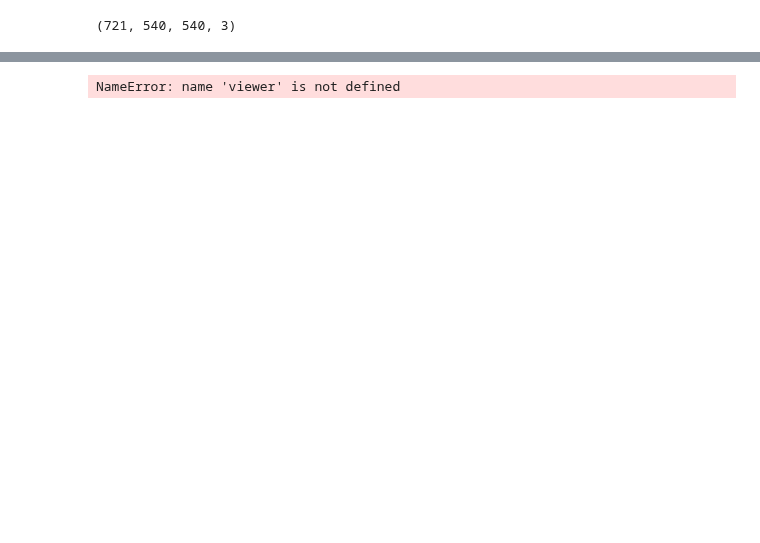
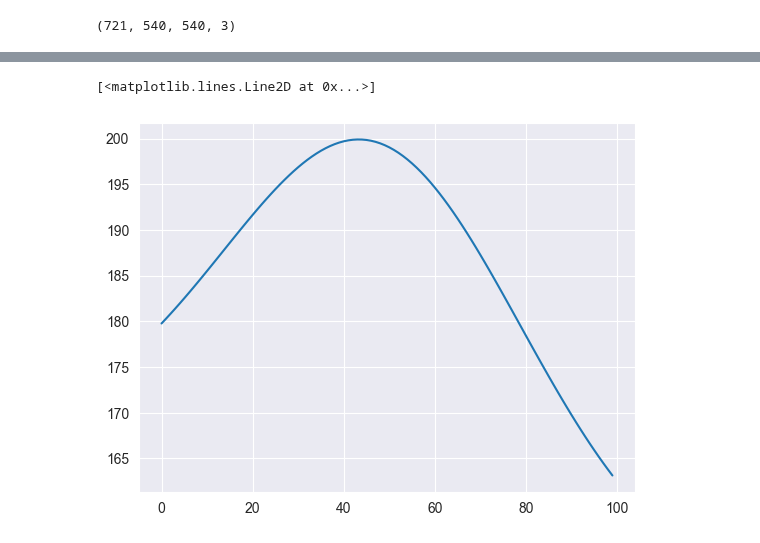
Before and after one commit to leaBroe/arcospx_analysis_quantification_correlation, a Jupyter notebook: cross_correlation.ipynb, the cells around one changed output, grey strips where cells are left out. Cells and saved outputs as stored; diff of their text form; code cells hidden in the pictures; blank space fills up the shorter version.

```diff
--- a/cross_correlation.ipynb
+++ b/cross_correlation.ipynb
@@ -285,5 +286,2 @@ NameError: name 'napari' is not defined
 # %%
-shape_layer = viewer.layers[-1]
-src,dst = shape_layer.data[0][:,1:]
+signals_gaussian_actin = gaussian_filter1d(average_intensities_actin, 30, order=0, output=None, mode='nearest', cval=0.0, truncate=4.0)
-# %% [output]
-NameError: name 'viewer' is not defined
@@ -289,0 +290,5 @@ NameError: name 'viewer' is not defined
+# %%
+plt.plot(signals_gaussian_actin)
+# %% [output]
+[<matplotlib.lines.Line2D at 0x...>]
+[figure, added]
```
Also changed, not shown: parts of 9 cells of this notebook.
